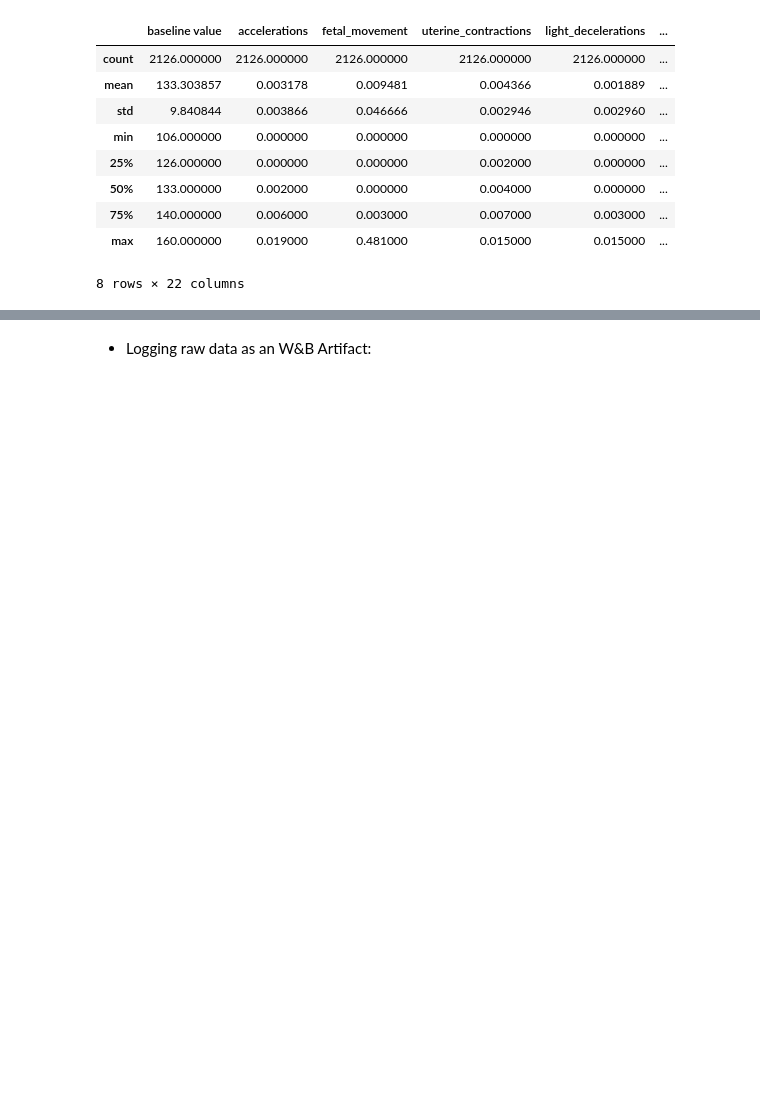
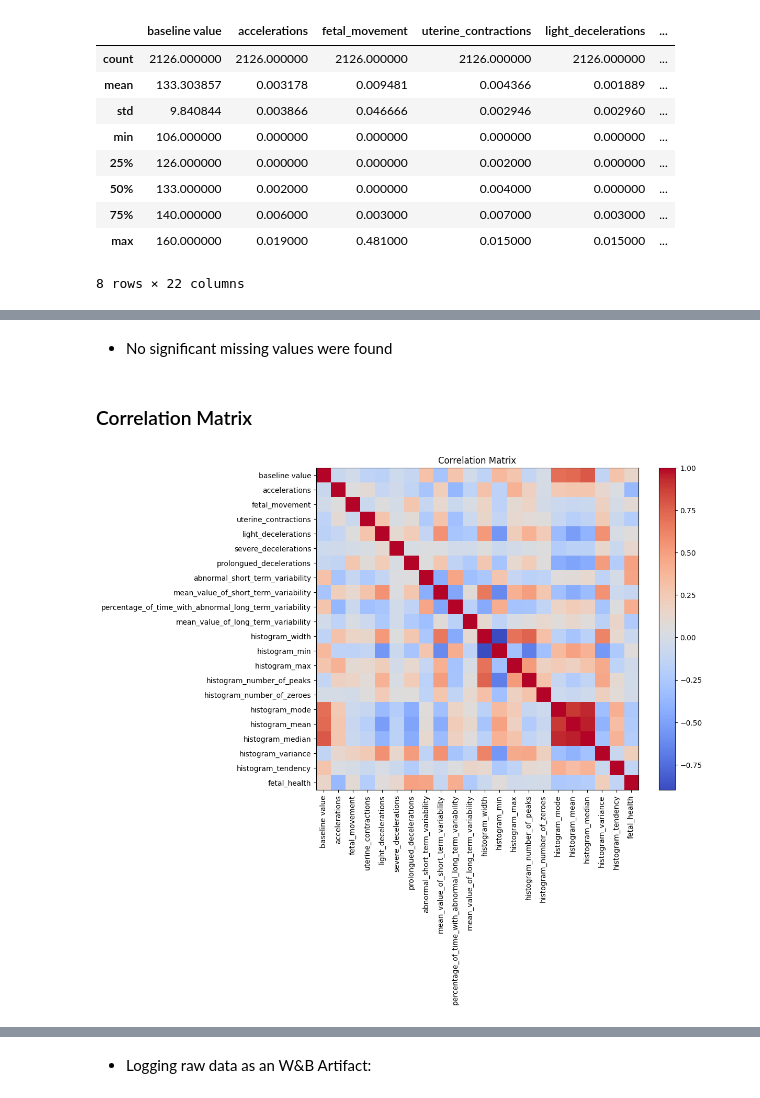
Before and after one commit to iluizacosta/mlp-advanced-ai-topics, a Jupyter notebook: fetal_health_notebook.ipynb, the cells around one changed output, grey strips where cells are left out. Saved outputs shown, nothing was run; the diff lists cells and outputs as text; code cells hidden in the pictures; blank space fills up the shorter version.

```diff
--- a/fetal_health_notebook.ipynb
+++ b/fetal_health_notebook.ipynb
@@ -263,0 +296,18 @@ Name: count, dtype: int64
+# %% [markdown]
+- No significant missing values were found
+# %% [markdown]
+### Correlation Matrix
+# %%
+corr = df.corr()
+
+plt.figure(figsize=(10, 8))
+plt.imshow(corr, cmap='coolwarm', interpolation='none')
+plt.colorbar()
+
+plt.xticks(range(len(corr.columns)), corr.columns, rotation=90)
+plt.yticks(range(len(corr.columns)), corr.columns)
+
+plt.title("Correlation Matrix")
+plt.show()
+# %% [output]
+[figure, added]
```
Also changed, not shown: parts of 19 cells of this notebook.
